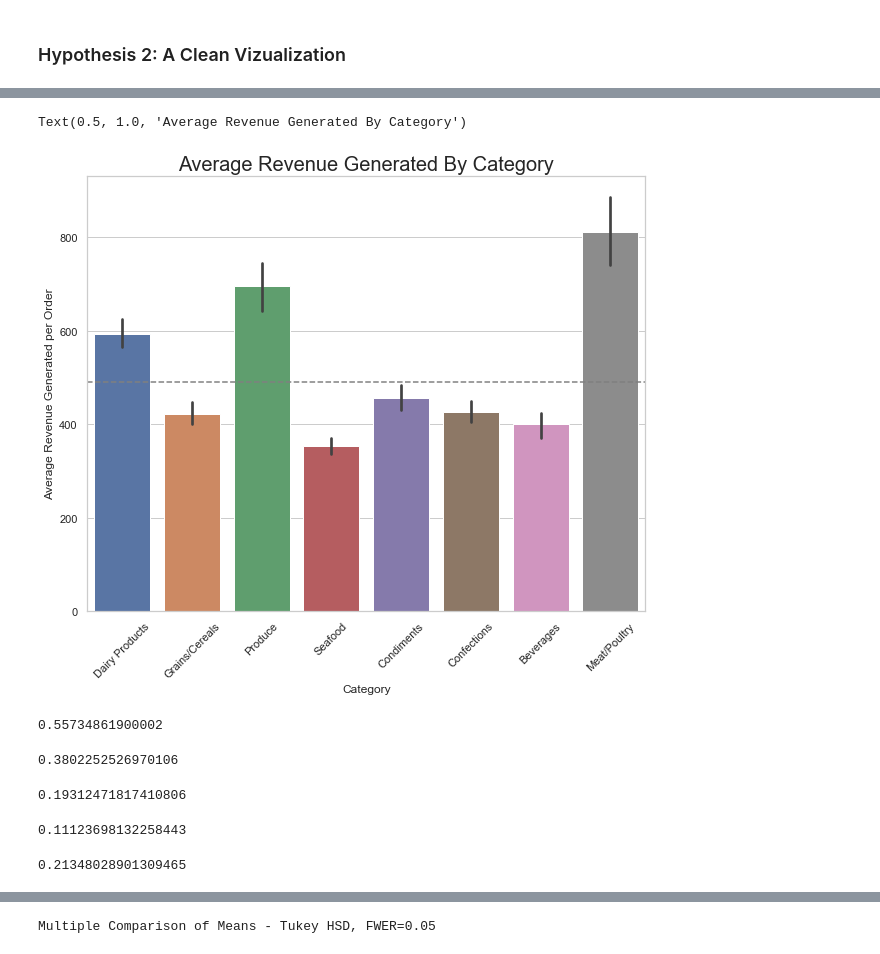
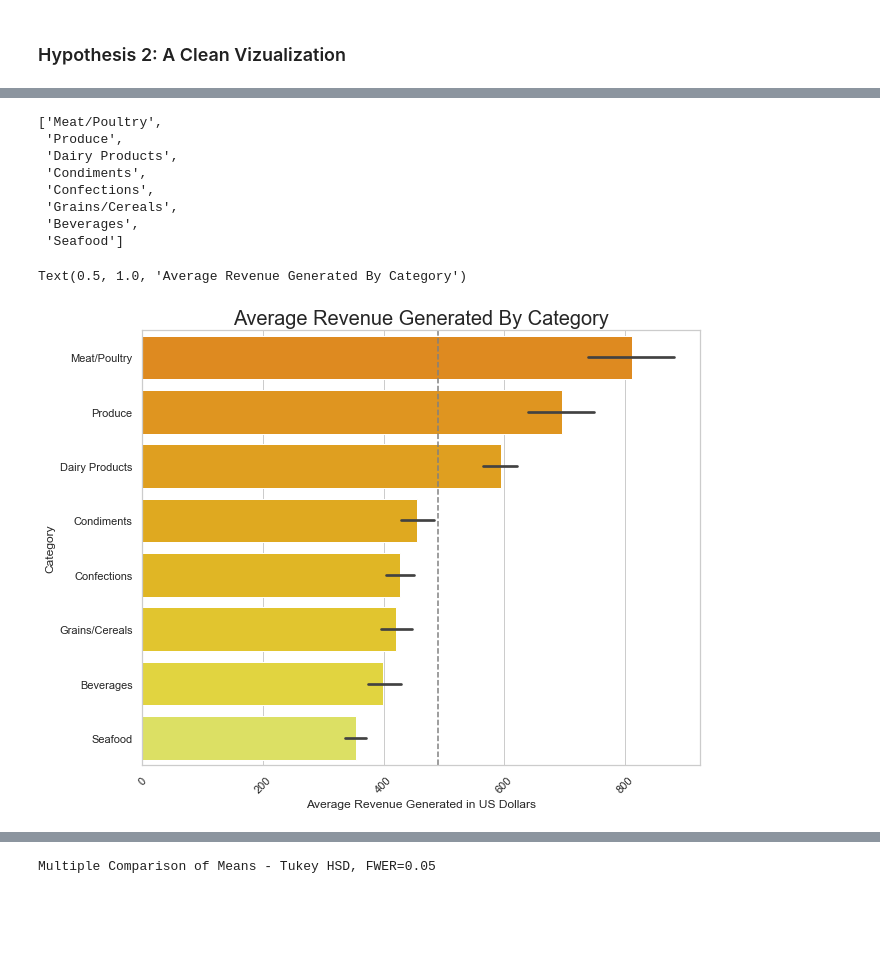
Before and after one commit to andiosika/hypothesis_testing_workflow_python, a Jupyter notebook: student.ipynb, the cells around one changed output, grey strips where cells are left out. Cells and saved outputs as stored; diff of their text form; code cells hidden in the pictures; blank space fills up the shorter version.

Commit message:
need to finish hype 3 and 4

```diff
--- a/student.ipynb
+++ b/student.ipynb
@@ -736,7 +744,7 @@ Visually inspecting:
 # %% [markdown]
 ### Post-Hoc Testing:
 # %%
-cat_df = prep_data_for_tukeys(cats)
+cat_df = fn.prep_data_for_tukeys(cats)
 cat_df
 # %% [output]
 |  | data | group |
@@ -752,10 +760,6 @@ cat_df
 | 2102 | 111.75 | Meat/Poultry |
 | 2148 | 48.00 | Meat/Poultry |
 2106 rows × 2 columns
-# %%
-catstats = cat_df['data'].describe()
-catav = catstats['mean']
-## need avrev for 2,3,5 and 1,8 based on Tukey
 # %% [markdown]
 #### Visual Inspection Post Data Cleaning:
 # %%
@@ -834,41 +830,23 @@ TypeError: no numeric data to plot
+# %%
+index = list(cat_df.groupby('group').mean().sort_values('data', ascending=False).index)
+index
+# %% [output]
+['Meat/Poultry',
+ 'Produce',
+ 'Dairy Products',
+ 'Condiments',
+ 'Confections',
+ 'Grains/Cereals',
+ 'Beverages',
+ 'Seafood']
 # %%
 fig, ax = plt.subplots(figsize=(10,8))
-sns.barplot(data=cat_df, x='group', y='data', ci=68)
-plt.axhline(catav, linestyle='--', color='gray')
-#plt.axhline(seg1av)
-#plt.axhline(seg2av)
-plt.ylabel('Average Revenue Generated per Order')
-plt.xlabel('Category')
+sns.barplot(data=cat_df, x=cat_df['data'], y=cat_df['group'],order=index, ci=68, palette='Wistia_r')
+plt.axvline(catav, linestyle='--', color='gray')
+plt.ylabel('Category')
+plt.xlabel('Average Revenue Generated in US Dollars')
 plt.xticks(rotation=45)
 plt.title('Average Revenue Generated By Category', fontsize=20)
 # %% [output]
 Text(0.5, 1.0, 'Average Revenue Generated By Category')
-[figure, old version]
+[figure, new version]
-# %%
-## Meat/Poultry Effect Size against aggregate data:
-mp = cat_df.groupby('group').get_group('Meat/Poultry')
-np.abs(fn.Cohen_d(cat_df['data'], mp['data']))
-# %% [output]
-0.55734861900002
-# %%
-## Produce Effect Size against aggregate data:
-pdc = cat_df.groupby('group').get_group('Produce')
-np.abs(fn.Cohen_d(cat_df['data'], pdc['data']))
-# %% [output]
-0.3802252526970106
-# %%
-## Produce Effect Size against aggregate data:
-dy = cat_df.groupby('group').get_group('Dairy Products')
-np.abs(fn.Cohen_d(cat_df['data'], dy['data']))
-# %% [output]
-0.19312471817410806
-# %%
-##Seg 2 Cohen_d:
-fn.Cohen_d(cat_df['data'], seg2['data'])
-# %% [output]
-0.11123698132258443
-# %%
-##Seg 1 Cohen_d:
-fn.Cohen_d(cat_df['data'], seg1['data'])
-# %% [output]
-0.21348028901309465
```
Also changed, not shown: parts of 87 cells of this notebook.
